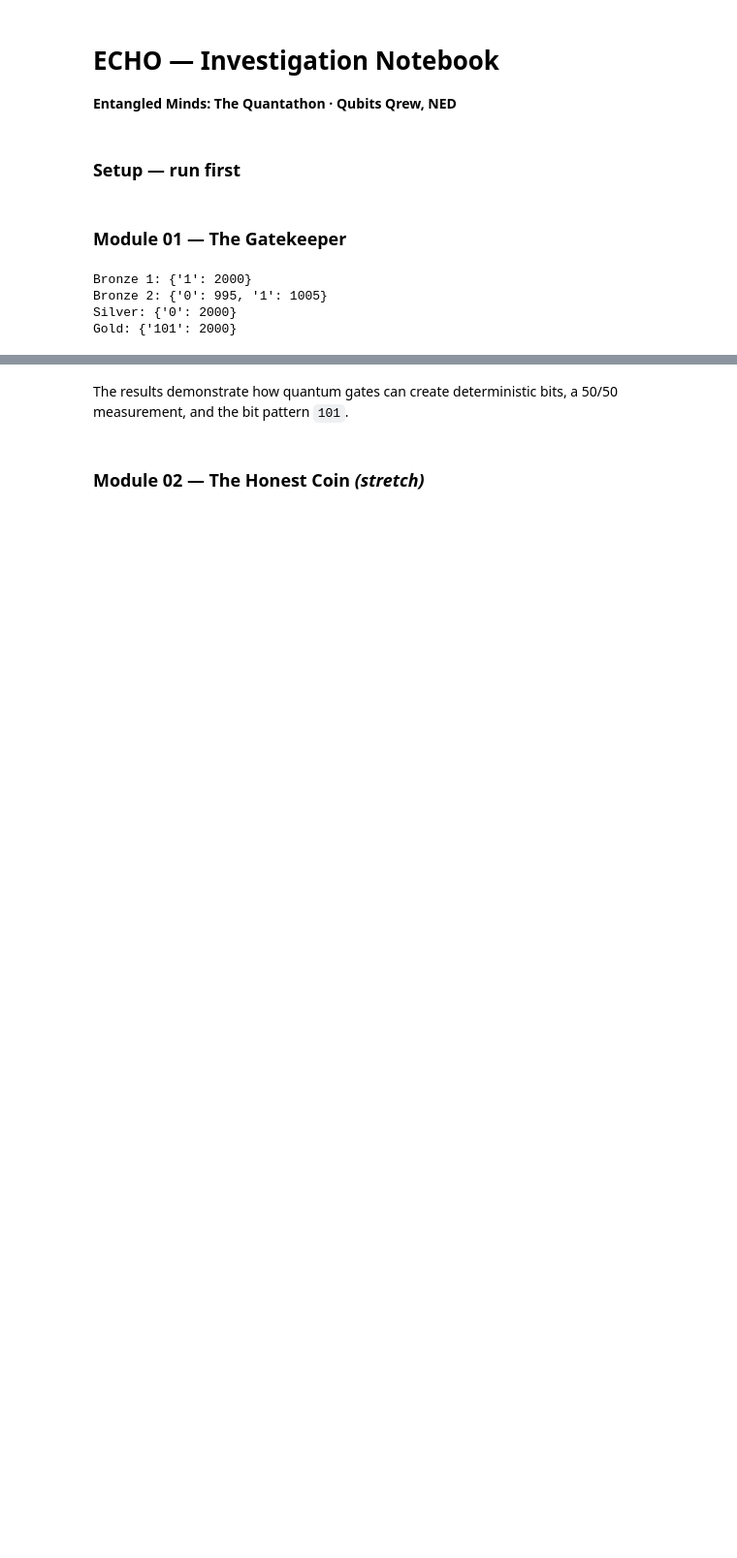
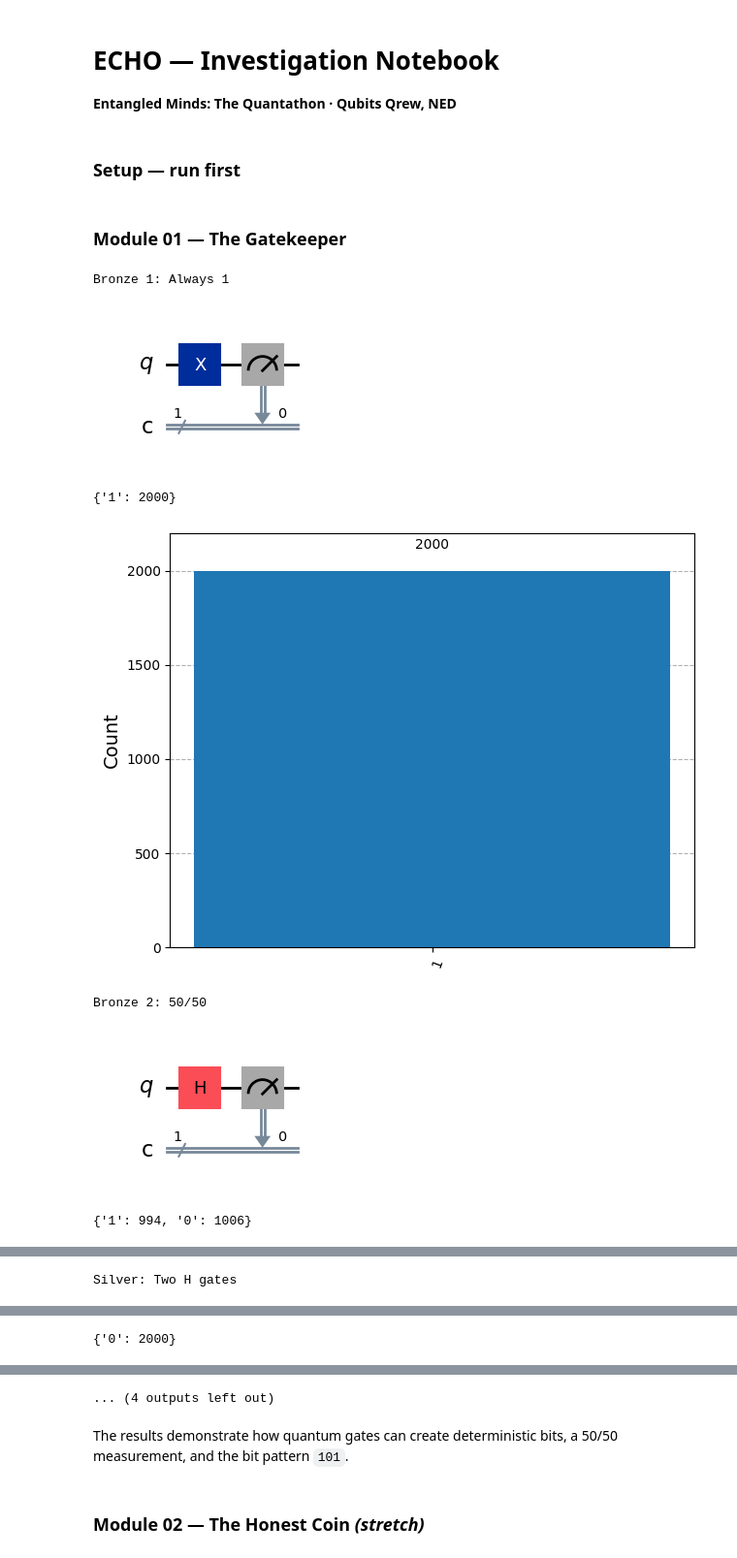
Before and after one commit to talha-dev222/quantathon-echo-investigation, a Jupyter notebook: ECHO_Investigation_Notebook.ipynb, the cells around one changed output, grey strips where cells are left out. Shown at 97% size. Saved outputs shown, nothing was run; the diff lists cells and outputs as text; code cells hidden in the pictures; blank space fills up the shorter version.

```diff
--- a/ECHO_Investigation_Notebook.ipynb
+++ b/ECHO_Investigation_Notebook.ipynb
@@ -18,33 +18,61 @@ def run(circuit, shots=2000):
 # %% [markdown]
 ### Module 01 — The Gatekeeper
 # %%
-# BRONZE 1: Always produce 1
+from IPython.display import display
+
+# BRONZE 1: Always output 1
 qc1 = QuantumCircuit(1, 1)
 qc1.x(0)
 qc1.measure(0, 0)
-print("Bronze 1:", run(qc1))
 
-# BRONZE 2: Produce a 50/50 result
+print("Bronze 1: Always 1")
+display(qc1.draw("mpl"))
+counts1 = run(qc1)
+print(counts1)
+display(plot_histogram(counts1))
+
+
+# BRONZE 2: 50/50 measurement
 qc2 = QuantumCircuit(1, 1)
 qc2.h(0)
 qc2.measure(0, 0)
-print("Bronze 2:", run(qc2))
 
-# SILVER: H followed by H returns the qubit to 0
+print("Bronze 2: 50/50")
+display(qc2.draw("mpl"))
+counts2 = run(qc2)
+print(counts2)
+display(plot_histogram(counts2))
+
+
+# SILVER: Two H gates return |0> to |0>
 qc3 = QuantumCircuit(1, 1)
 qc3.h(0)
 qc3.h(0)
 qc3.measure(0, 0)
-print("Silver:", run(qc3))
 
-# GOLD: Produce 101 from 000
+print("Silver: Two H gates")
+display(qc3.draw("mpl"))
+counts3 = run(qc3)
+print(counts3)
+display(plot_histogram(counts3))
+
+
+# GOLD: Produce 101
 qc4 = QuantumCircuit(3, 3)
 qc4.x(0)
 qc4.x(2)
 qc4.measure([0, 1, 2], [0, 1, 2])
-print("Gold:", run(qc4))
+
+print("Gold: Produce 101")
+display(qc4.draw("mpl"))
+counts4 = run(qc4)
+print(counts4)
+display(plot_histogram(counts4))
 # %% [output]
-Bronze 1: {'1': 2000}
-Bronze 2: {'0': 995, '1': 1005}
-Silver: {'0': 2000}
-Gold: {'101': 2000}
+Bronze 1: Always 1
+[figure, added]
+{'1': 2000}
+[figure, added]
+Bronze 2: 50/50
+[figure, added]
+{'1': 994, '0': 1006}
@@ -50,0 +80 @@ Gold: {'101': 2000}
+Silver: Two H gates
@@ -50,0 +82 @@ Gold: {'101': 2000}
+{'0': 2000}
@@ -51,3 +84,4 @@ Gold: {'101': 2000}
+... (4 outputs left out)
 # %% [markdown]
 The results demonstrate how quantum gates can create deterministic bits, a 50/50 measurement, and the bit pattern `101`.
 # %% [markdown]
```
Also changed, not shown: parts of 6 cells of this notebook.
